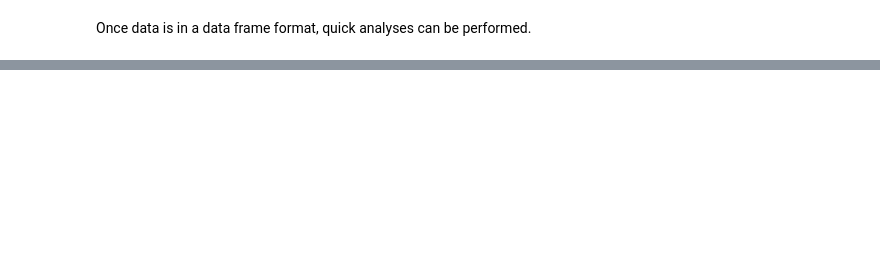
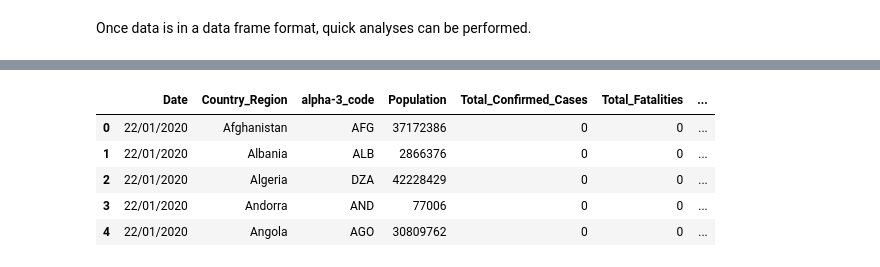
Before and after one commit to edwarddavis1/computational_statistics_coursework, a Jupyter notebook: week_8_python_data_analysis/python_data_analysis_portfolio_8_jupyter.ipynb, the cells around one changed output, grey strips where cells are left out. Cells and saved outputs as stored; diff of their text form; code cells hidden in the pictures; blank space fills up the shorter version.

```diff
--- a/week_8_python_data_analysis/python_data_analysis_portfolio_8_jupyter.ipynb
+++ b/week_8_python_data_analysis/python_data_analysis_portfolio_8_jupyter.ipynb
@@ -51,0 +195,11 @@ rain.plot()
+# %%
+# Data on COVID-19 pandemic
+df = pd.read_csv("covid_data.csv")
+df.head()
+# %% [output]
+|  | Date | Country_Region | alpha-3_code | Population | Total_Confirmed_Cases | Total_Fatalities | ... |
+| 0 | 22/01/2020 | Afghanistan | AFG | 37172386 | 0 | 0 | ... |
+| 1 | 22/01/2020 | Albania | ALB | 2866376 | 0 | 0 | ... |
+| 2 | 22/01/2020 | Algeria | DZA | 42228429 | 0 | 0 | ... |
+| 3 | 22/01/2020 | Andorra | AND | 77006 | 0 | 0 | ... |
+| 4 | 22/01/2020 | Angola | AGO | 30809762 | 0 | 0 | ... |
```
Also changed, not shown: parts of 22 cells of this notebook, 3 other files.
